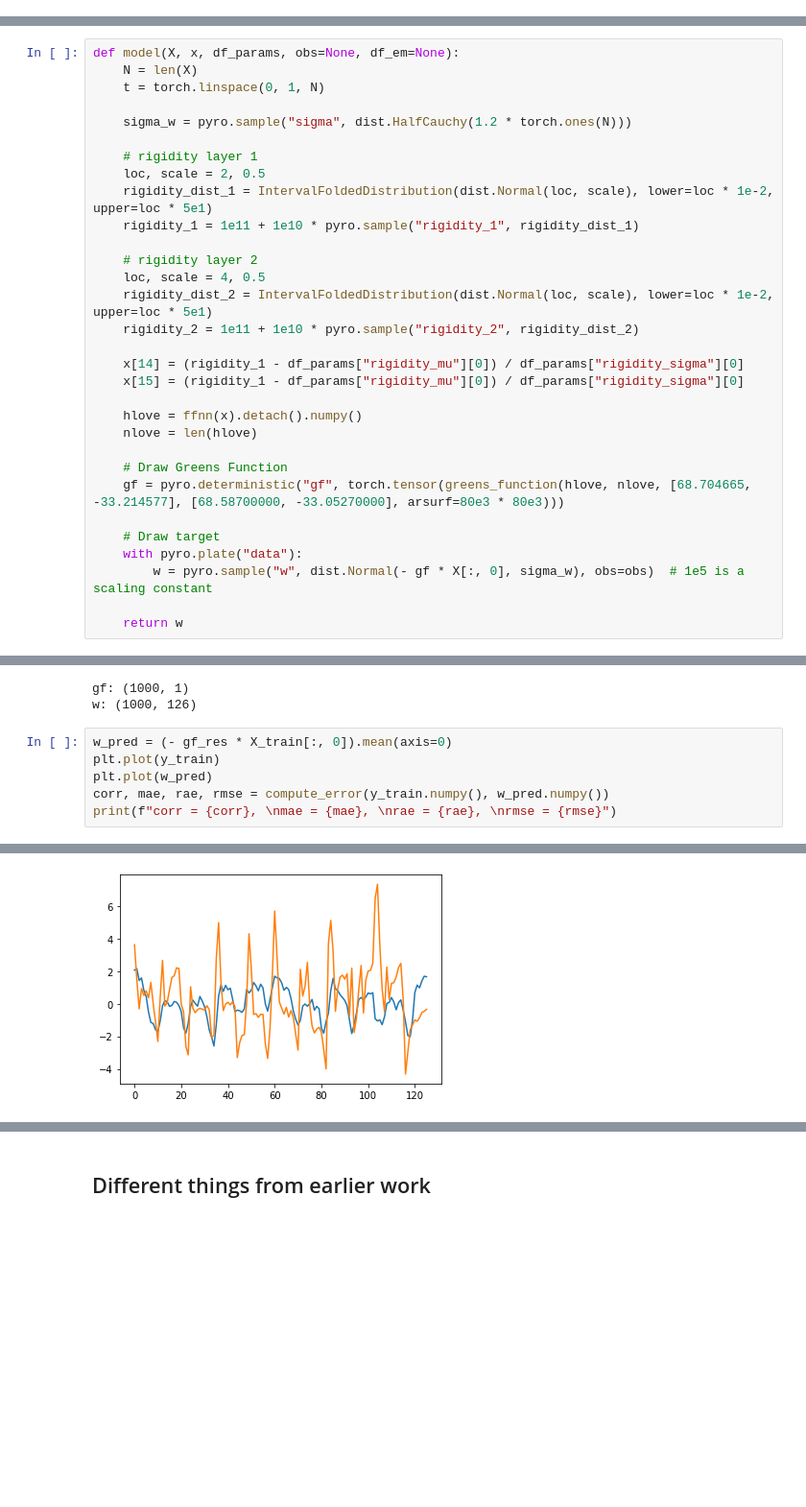
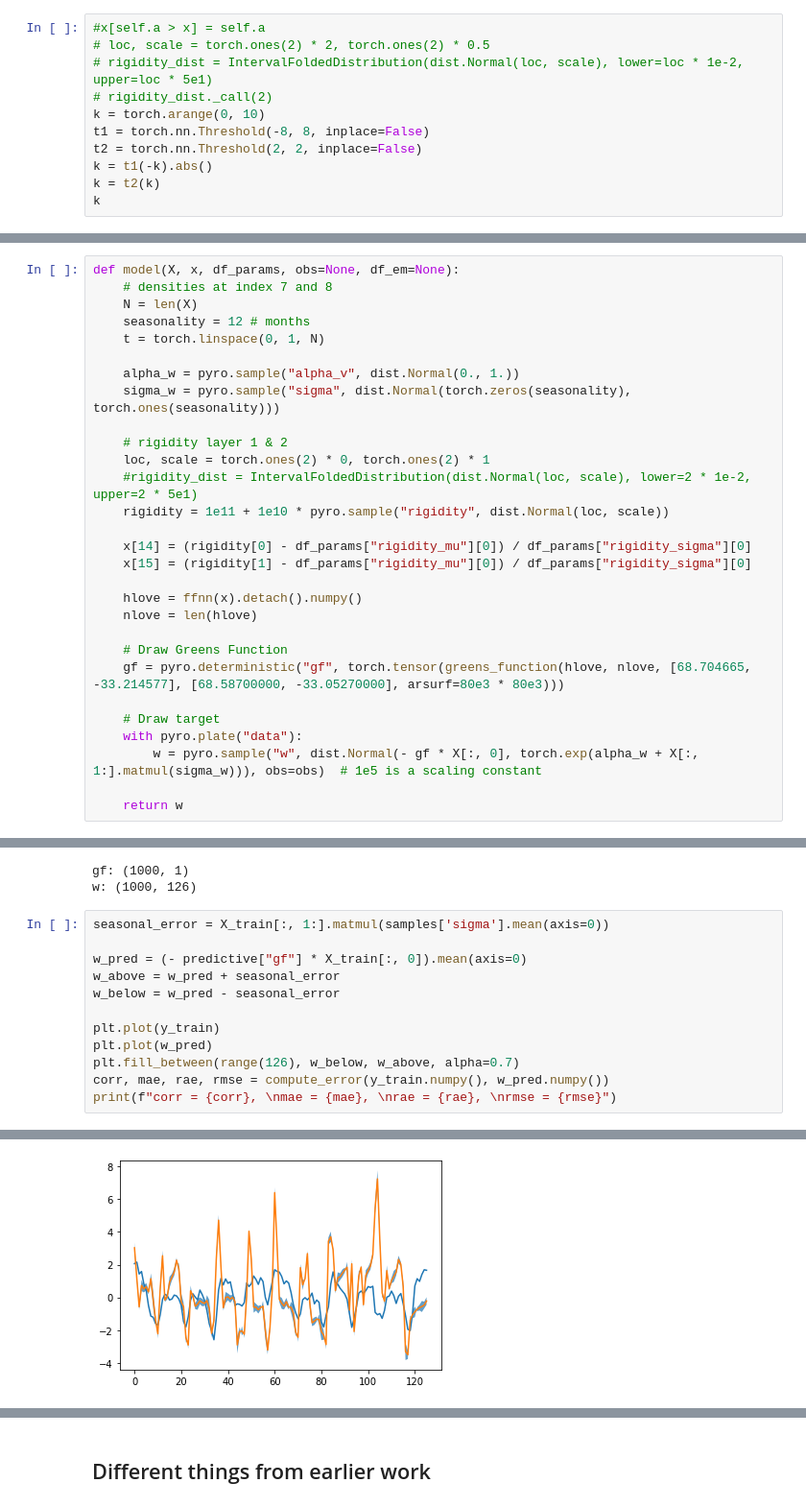
Before and after one commit to eyhl/premis, a Jupyter notebook: notebooks/model_pipeline.ipynb, the cells around one changed output, grey strips where cells are left out. Shown at 96% size. Drawn from its saved outputs; the diff is of its cells as text; blank space fills up the shorter version.

```diff
--- a/notebooks/model_pipeline.ipynb
+++ b/notebooks/model_pipeline.ipynb
@@ -108,0 +129,11 @@ FFNN(
+# %%
+#x[self.a > x] = self.a
+# loc, scale = torch.ones(2) * 2, torch.ones(2) * 0.5
+# rigidity_dist = IntervalFoldedDistribution(dist.Normal(loc, scale), lower=loc * 1e-2, upper=loc * 5e1)
+# rigidity_dist._call(2)
+k = torch.arange(0, 10)
+t1 = torch.nn.Threshold(-8, 8, inplace=False)
+t2 = torch.nn.Threshold(2, 2, inplace=False)
+k = t1(-k).abs()
+k = t2(k)
+k
@@ -109,22 +142,20 @@ FFNN(
 # %%
 def model(X, x, df_params, obs=None, df_em=None):
+    # densities at index 7 and 8
     N = len(X)
+    seasonality = 12 # months
     t = torch.linspace(0, 1, N)
 
-    sigma_w = pyro.sample("sigma", dist.HalfCauchy(1.2 * torch.ones(N)))
+    alpha_w = pyro.sample("alpha_v", dist.Normal(0., 1.))
+    sigma_w = pyro.sample("sigma", dist.Normal(torch.zeros(seasonality), torch.ones(seasonality)))
 
-    # rigidity layer 1
-    loc, scale = 2, 0.5
-    rigidity_dist_1 = IntervalFoldedDistribution(dist.Normal(loc, scale), lower=loc * 1e-2, upper=loc * 5e1)
-    rigidity_1 = 1e11 + 1e10 * pyro.sample("rigidity_1", rigidity_dist_1)
+    # rigidity layer 1 & 2
+    loc, scale = torch.ones(2) * 0, torch.ones(2) * 1
+    #rigidity_dist = IntervalFoldedDistribution(dist.Normal(loc, scale), lower=2 * 1e-2, upper=2 * 5e1)
+    rigidity = 1e11 + 1e10 * pyro.sample("rigidity", dist.Normal(loc, scale))
 
-    # rigidity layer 2
-    loc, scale = 4, 0.5
-    rigidity_dist_2 = IntervalFoldedDistribution(dist.Normal(loc, scale), lower=loc * 1e-2, upper=loc * 5e1)
-    rigidity_2 = 1e11 + 1e10 * pyro.sample("rigidity_2", rigidity_dist_2)
-
-    x[14] = (rigidity_1 - df_params["rigidity_mu"][0]) / df_params["rigidity_sigma"][0]
-    x[15] = (rigidity_1 - df_params["rigidity_mu"][0]) / df_params["rigidity_sigma"][0]
+    x[14] = (rigidity[0] - df_params["rigidity_mu"][0]) / df_params["rigidity_sigma"][0]
+    x[15] = (rigidity[1] - df_params["rigidity_mu"][0]) / df_params["rigidity_sigma"][0]
 
     hlove = ffnn(x).detach().numpy()
     nlove = len(hlove)
@@ -134,7 +165,7 @@ def model(X, x, df_params, obs=None, df_em=None):
 
     # Draw target
     with pyro.plate("data"):
-        w = pyro.sample("w", dist.Normal(- gf * X[:, 0], sigma_w), obs=obs)  # 1e5 is a scaling constant
+        w = pyro.sample("w", dist.Normal(- gf * X[:, 0], torch.exp(alpha_w + X[:, 1:].matmul(sigma_w))), obs=obs)  # 1e5 is a scaling constant
 
     return w
 # %%
@@ -224,9 +284,15 @@ for k, v in predictive.items():
 gf: (1000, 1)
 w: (1000, 126)
 # %%
-w_pred = (- gf_res * X_train[:, 0]).mean(axis=0)
+seasonal_error = X_train[:, 1:].matmul(samples['sigma'].mean(axis=0))
+
+w_pred = (- predictive["gf"] * X_train[:, 0]).mean(axis=0)
+w_above = w_pred + seasonal_error
+w_below = w_pred - seasonal_error
+
 plt.plot(y_train)
 plt.plot(w_pred)
+plt.fill_between(range(126), w_below, w_above, alpha=0.7)
 corr, mae, rae, rmse = compute_error(y_train.numpy(), w_pred.numpy())
 print(f"corr = {corr}, \nmae = {mae}, \nrae = {rae}, \nrmse = {rmse}")
 # %% [output]
@@ -237 +303 @@ rmse = 2.022096633911133
-[figure, old version]
+[figure, new version]
```
Also changed, not shown: parts of 10 cells of this notebook, 1 other file.
